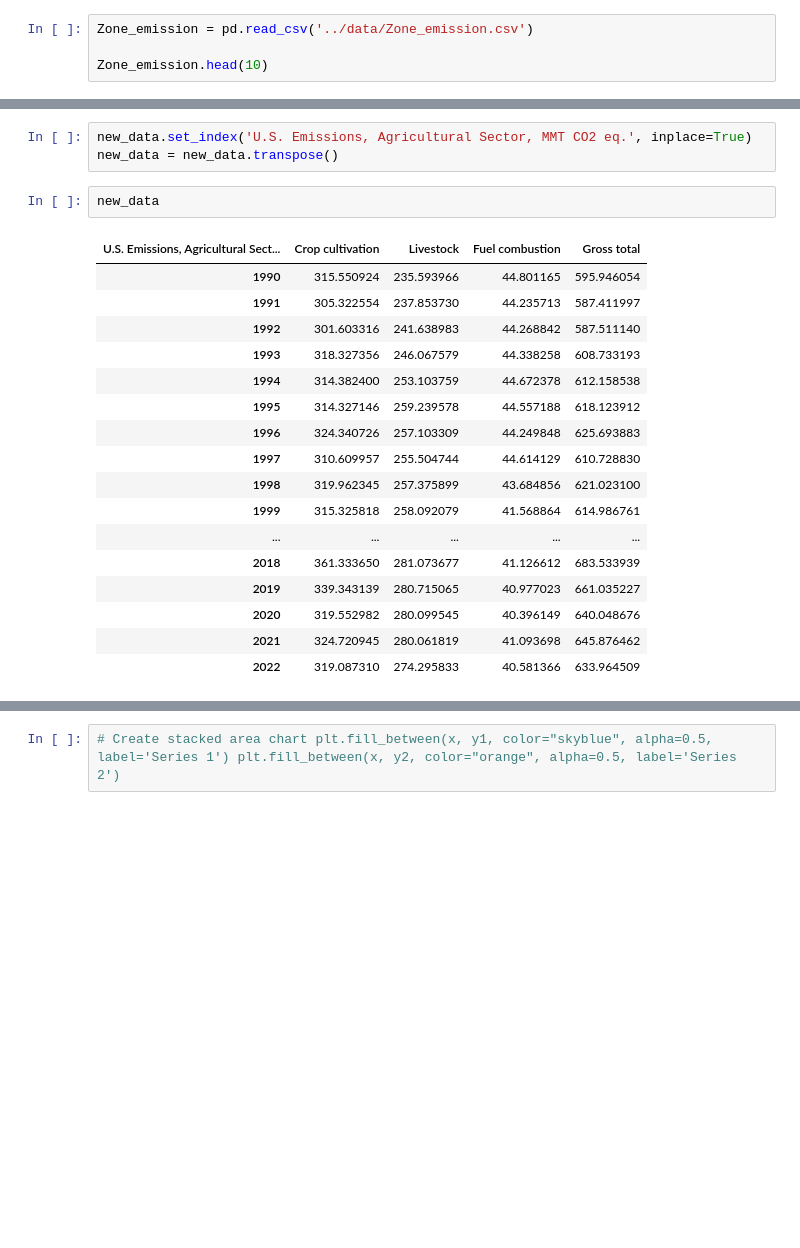
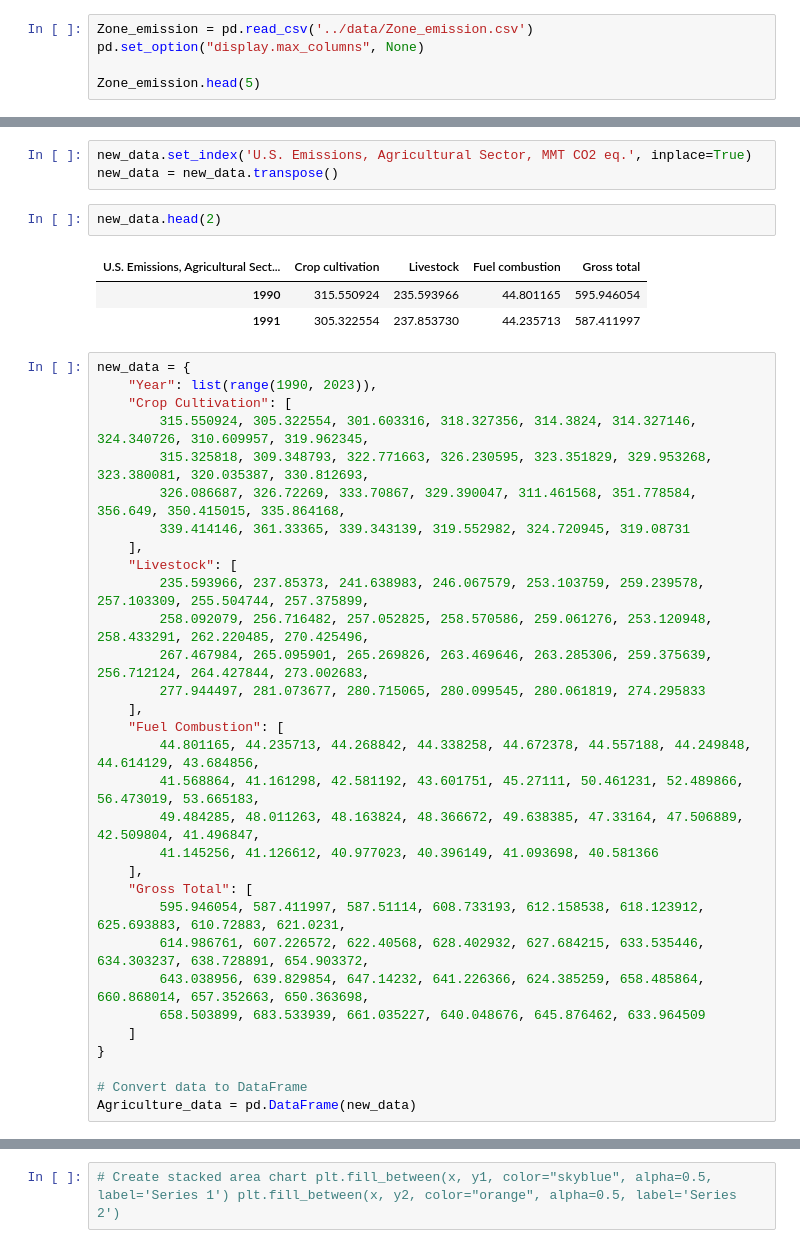
Before and after one commit to Anagha7Shinde/Capstone_Anagha, a Jupyter notebook: Notebook/Untitled2.ipynb, the cells around one changed output, grey strips where cells are left out. Saved outputs shown, nothing was run; the diff lists cells and outputs as text; blank space fills up the shorter version.

```diff
--- a/Notebook/Untitled2.ipynb
+++ b/Notebook/Untitled2.ipynb
@@ -36,8 +36,9 @@ ax.axis('off');
 [figure]
 # %%
 Zone_emission = pd.read_csv('../data/Zone_emission.csv')
+pd.set_option("display.max_columns", None)
 
-Zone_emission.head(10)
+Zone_emission.head(5)
 # %% [output]
 |  | econ_sector | econ_subsector | sector | subsector | category | sub_category_1 | sub_category_2 | ... |
 | 0 | Agriculture | Carbon Dioxide from Fossil Fuel C... | Agriculture | Fossil Fuel Combustion | Agriculture | Mobile Non-Highway Farm Equipment | NaN | ... |
@@ -78,22 +96,39 @@ new_data.head(5)
 new_data.set_index('U.S. Emissions, Agricultural Sector, MMT CO2 eq.', inplace=True)
 new_data = new_data.transpose()
 # %%
-new_data
+new_data.head(2)
 # %% [output]
 | U.S. Emissions, Agricultural Sect... | Crop cultivation | Livestock | Fuel combustion | Gross total |
 | 1990 | 315.550924 | 235.593966 | 44.801165 | 595.946054 |
 | 1991 | 305.322554 | 237.853730 | 44.235713 | 587.411997 |
-| 1992 | 301.603316 | 241.638983 | 44.268842 | 587.511140 |
-| 1993 | 318.327356 | 246.067579 | 44.338258 | 608.733193 |
-| 1994 | 314.382400 | 253.103759 | 44.672378 | 612.158538 |
-| 1995 | 314.327146 | 259.239578 | 44.557188 | 618.123912 |
-| 1996 | 324.340726 | 257.103309 | 44.249848 | 625.693883 |
-| 1997 | 310.609957 | 255.504744 | 44.614129 | 610.728830 |
-| 1998 | 319.962345 | 257.375899 | 43.684856 | 621.023100 |
-| 1999 | 315.325818 | 258.092079 | 41.568864 | 614.986761 |
-| ... | ... | ... | ... | ... |
-| 2018 | 361.333650 | 281.073677 | 41.126612 | 683.533939 |
-| 2019 | 339.343139 | 280.715065 | 40.977023 | 661.035227 |
-| 2020 | 319.552982 | 280.099545 | 40.396149 | 640.048676 |
-| 2021 | 324.720945 | 280.061819 | 41.093698 | 645.876462 |
-| 2022 | 319.087310 | 274.295833 | 40.581366 | 633.964509 |
+# %%
+new_data = {
+    "Year": list(range(1990, 2023)),
+    "Crop Cultivation": [
+        315.550924, 305.322554, 301.603316, 318.327356, 314.3824, 314.327146, 324.340726, 310.609957, 319.962345,
+        315.325818, 309.348793, 322.771663, 326.230595, 323.351829, 329.953268, 323.380081, 320.035387, 330.812693,
+        326.086687, 326.72269, 333.70867, 329.390047, 311.461568, 351.778584, 356.649, 350.415015, 335.864168,
+        339.414146, 361.33365, 339.343139, 319.552982, 324.720945, 319.08731
+    ],
+    "Livestock": [
+        235.593966, 237.85373, 241.638983, 246.067579, 253.103759, 259.239578, 257.103309, 255.504744, 257.375899,
+        258.092079, 256.716482, 257.052825, 258.570586, 259.061276, 253.120948, 258.433291, 262.220485, 270.425496,
+        267.467984, 265.095901, 265.269826, 263.469646, 263.285306, 259.375639, 256.712124, 264.427844, 273.002683,
+        277.944497, 281.073677, 280.715065, 280.099545, 280.061819, 274.295833
+    ],
+    "Fuel Combustion": [
+        44.801165, 44.235713, 44.268842, 44.338258, 44.672378, 44.557188, 44.249848, 44.614129, 43.684856,
+        41.568864, 41.161298, 42.581192, 43.601751, 45.27111, 50.461231, 52.489866, 56.473019, 53.665183,
+        49.484285, 48.011263, 48.163824, 48.366672, 49.638385, 47.33164, 47.506889, 42.509804, 41.496847,
+        41.145256, 41.126612, 40.977023, 40.396149, 41.093698, 40.581366
+    ],
+    "Gross Total": [
+        595.946054, 587.411997, 587.51114, 608.733193, 612.158538, 618.123912, 625.693883, 610.72883, 621.0231,
+        614.986761, 607.226572, 622.40568, 628.402932, 627.684215, 633.535446, 634.303237, 638.728891, 654.903372,
+        643.038956, 639.829854, 647.14232, 641.226366, 624.385259, 658.485864, 660.868014, 657.352663, 650.363698,
+        658.503899, 683.533939, 661.035227, 640.048676, 645.876462, 633.964509
+    ]
+}
+
+# Convert data to DataFrame
+Agriculture_data = pd.DataFrame(new_data)
```
Also changed, not shown: parts of 11 cells of this notebook.
